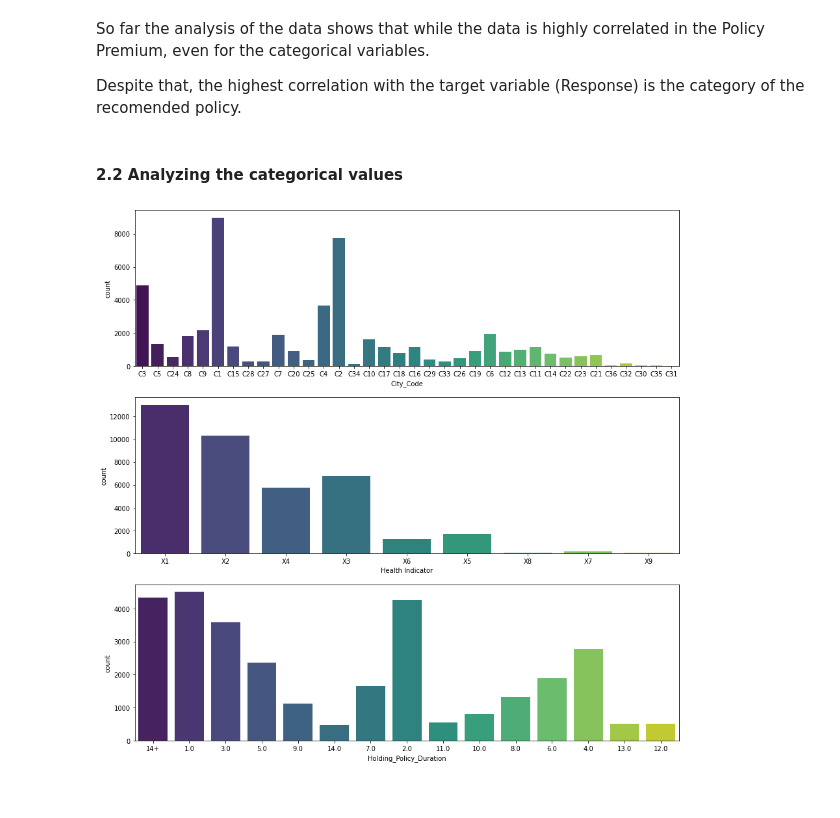
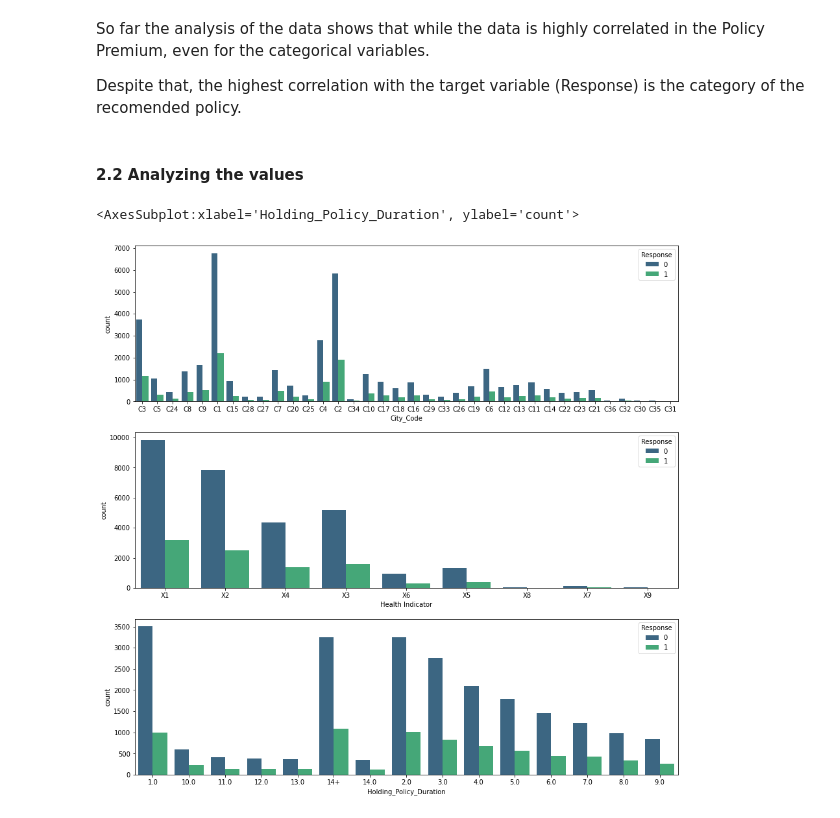
Before and after one commit to o-guilherme/IFSP-Proj-Sem2, a Jupyter notebook: EDA and Pre-processing.ipynb, the cells around one changed output. Cells and saved outputs as stored; diff of their text form; code cells hidden in the pictures.

```diff
--- a/EDA and Pre-processing.ipynb
+++ b/EDA and Pre-processing.ipynb
@@ -200,17 +205,15 @@ So far the analysis of the data shows that while the data is highly correlated i
 
 Despite that, the highest correlation with the target variable (Response) is the category of the recomended policy.
 # %% [markdown]
-#### 2.2 Analyzing the categorical values
+#### 2.2 Analyzing the values
 # %%
 plt.figure(figsize = (15,15))
-
 plt.subplot(3,1,1)
-sns.countplot(x = 'City_Code',data = df, palette='viridis')
-
+sns.countplot(x = 'City_Code', hue='Response',data = df, palette='viridis')
 plt.subplot(3,1,2)
-sns.countplot(x = 'Health Indicator', data = df, palette='viridis')
-
+sns.countplot(x = 'Health Indicator',  hue='Response', data = df, palette='viridis')
 plt.subplot(3,1,3)
-sns.countplot(x = 'Holding_Policy_Duration',data = df, palette='viridis');
+sns.countplot(x = 'Holding_Policy_Duration', hue='Response', data = df.sort_values(by=['Holding_Policy_Duration']), palette='viridis')
 # %% [output]
+<AxesSubplot:xlabel='Holding_Policy_Duration', ylabel='count'>
-[figure, old version]
+[figure, new version]
```
Also changed, not shown: parts of 7 cells of this notebook.
